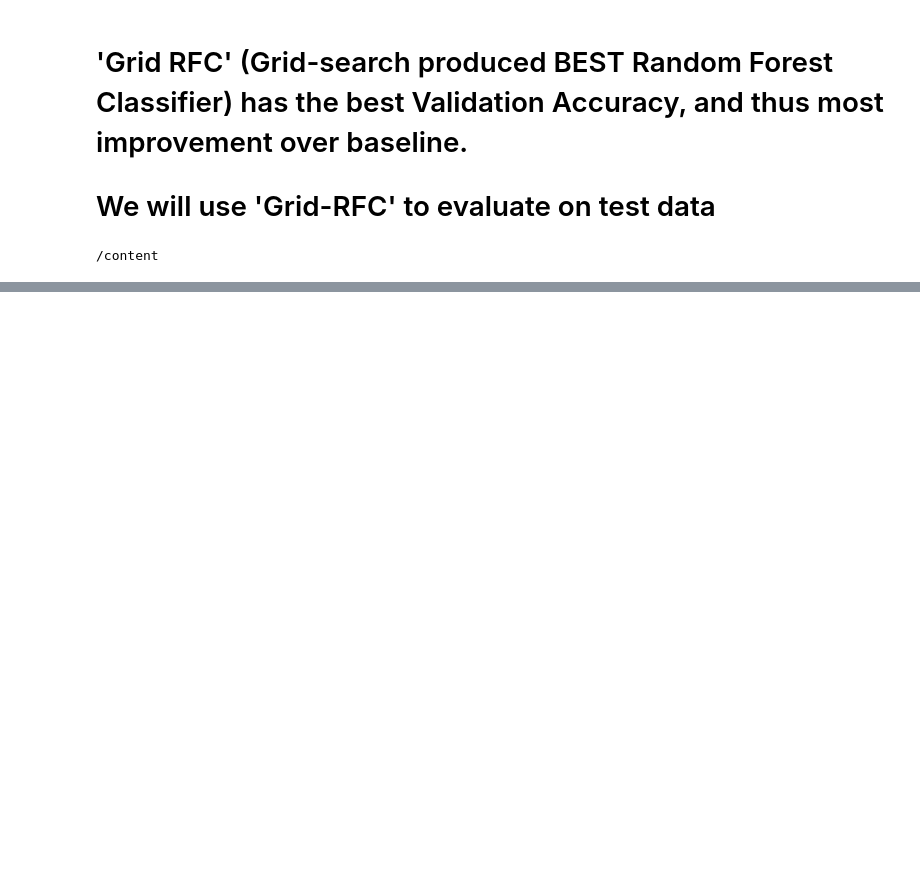
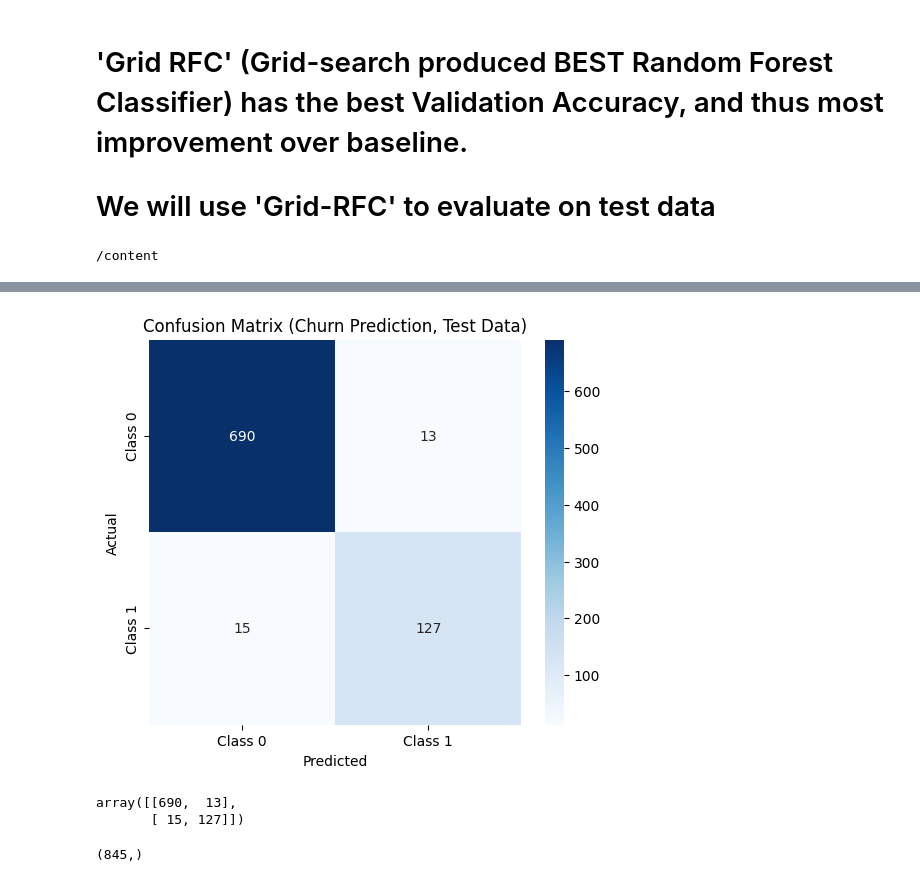
Before and after one commit to Vsaxena702/mids_207_final_project, a Jupyter notebook: 207FPCHURN_CLASSIFIER_2_VS3_ModelRunA.CL.ipynb, the cells around one changed output, grey strips where cells are left out. Saved outputs shown, nothing was run; the diff lists cells and outputs as text; code cells hidden in the pictures; blank space fills up the shorter version.

```diff
--- a/207FPCHURN_CLASSIFIER_2_VS3_ModelRunA.CL.ipynb
+++ b/207FPCHURN_CLASSIFIER_2_VS3_ModelRunA.CL.ipynb
@@ -1694,0 +1759,11 @@ os.listdir()
+# %%
+model_files = {
+    'ffnn_model': 'best_gs_ffnn_model.h5',
+    'knn_model': 'best_knn_model.pkl',
+    'xgb_model': 'best_xgb_model.pkl',
+    'hist_grad_boost_model': 'best_hist_grad_boost_c.pkl',
+    'svm_model': 'best_svm_model.pkl',
+    'decision_tree_model': 'best_decition_tree_model.pkl',
+    'logistic_regression_model': 'logistic_regression_model.pkl',
+    'random_forest_model': 'best_random_forest_model.pkl'
+}
@@ -1694,0 +1957,4 @@ os.listdir()
+# %%
+best_model_ = models['random_forest_model']
+# %%
+y_pred_test = best_model_.predict(X_test_std)
@@ -1694,0 +2010,23 @@ os.listdir()
+# %%
+#
+# Create confusion matrix
+cm = confusion_matrix(y_test, y_pred_test)
+
+# Plot confusion matrix as heatmap
+plt.figure(figsize=(6, 5))
+sns.heatmap(cm, annot=True, fmt='d', cmap='Blues', xticklabels=['Class 0', 'Class 1'], yticklabels=['Class 0', 'Class 1'], cbar=True)
+plt.ylabel('Actual')
+plt.xlabel('Predicted')
+plt.title('Confusion Matrix (Churn Prediction, Test Data)')
+plt.show()
+# %% [output]
+[figure, added]
+# %%
+cm
+# %% [output]
+array([[690,  13],
+       [ 15, 127]])
+# %%
+y_test.shape
+# %% [output]
+(845,)
```
Also changed, not shown: parts of 41 cells of this notebook.
